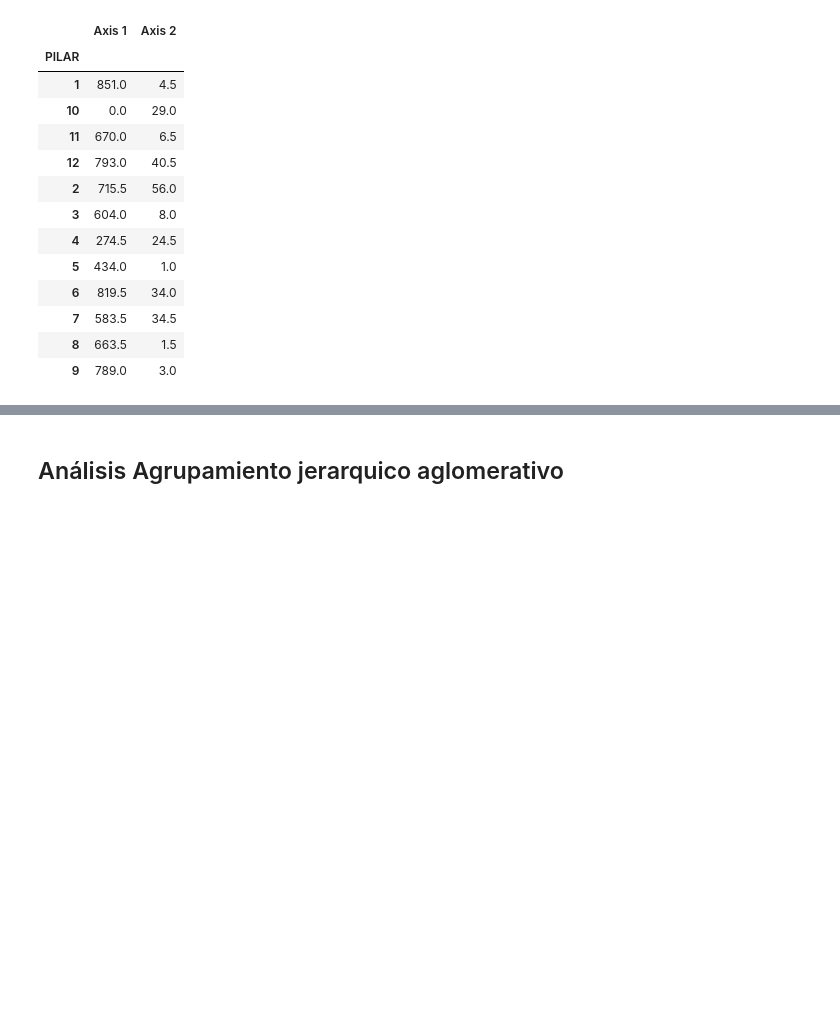
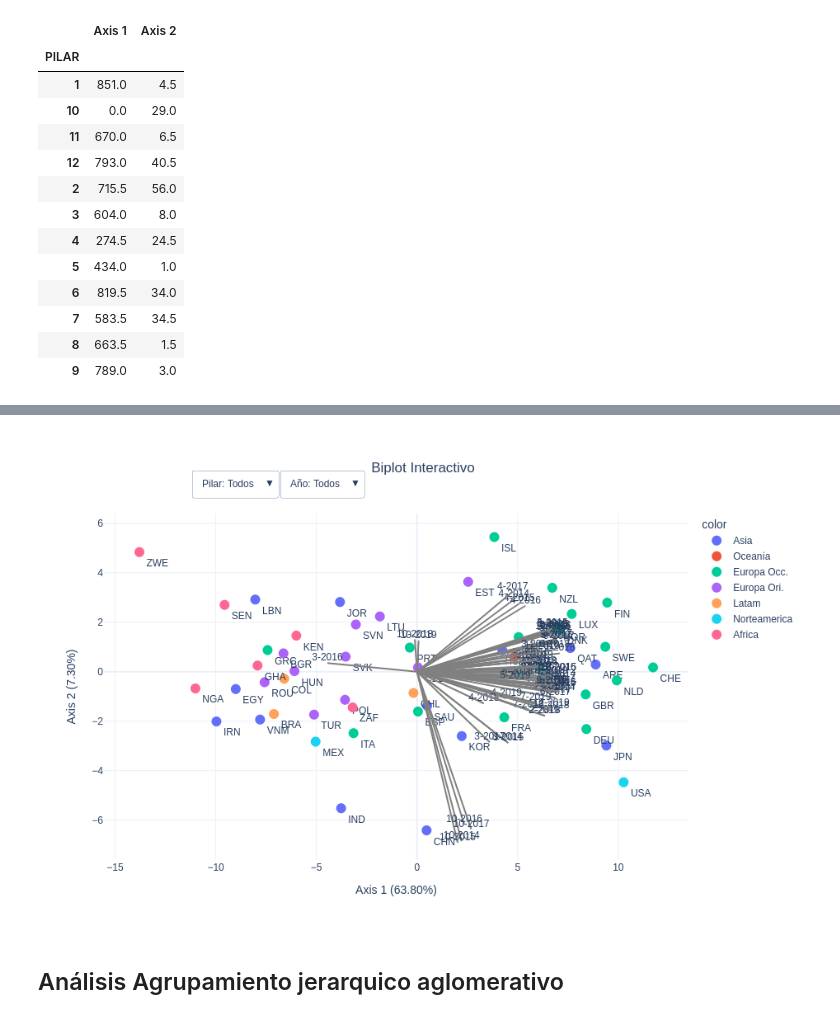
Before and after one commit to Arustico/GCI-Data-Analisis, a Jupyter notebook: notebooks/analisis_indices_wef.ipynb, the cells around one changed output, grey strips where cells are left out. Cells and saved outputs as stored; diff of their text form; code cells hidden in the pictures; blank space fills up the shorter version.

```diff
--- a/notebooks/analisis_indices_wef.ipynb
+++ b/notebooks/analisis_indices_wef.ipynb
@@ -743,3 +751,20 @@ fig = bipl.agregar_filtros_biplot(fig,vec,filter_cols=colsfilters,num_previous_f
+# %%
+# Por bloque geográfico
+group = groups_blk
+text_labels = aux.index.tolist()
+num_groups = len(set(group))
+fig,vec = bipl.crear_biplot_interactivo(HJ, groups=group, text_label=text_labels)
+vec = vec.reset_index().rename(columns={"index":"primarykey"})
+vec[colsfilters] = pd.DataFrame(vec["primarykey"].str.split("-").to_list(),columns=[f"key-{filter}"for filter in colsfilters])
+vec["Pilar"] = vec["Pilar"].astype(int)
+fig = bipl.agregar_filtros_biplot(fig,vec,filter_cols=colsfilters,num_previous_filters=num_groups)
+
+fig_filename = f"{FIG_FOLDER}/HJbiplot_fig_block.html"
+fig.write_html(fig_filename)
+
+fig.update_layout(width=900, height=600).show(renderer="jupyterlab")
+# %% [output]
+[figure, added]
 # %% [markdown]
 ## Análisis Agrupamiento jerarquico aglomerativo
 # %%
```
Also changed, not shown: parts of 16 cells of this notebook, 22 other files.
